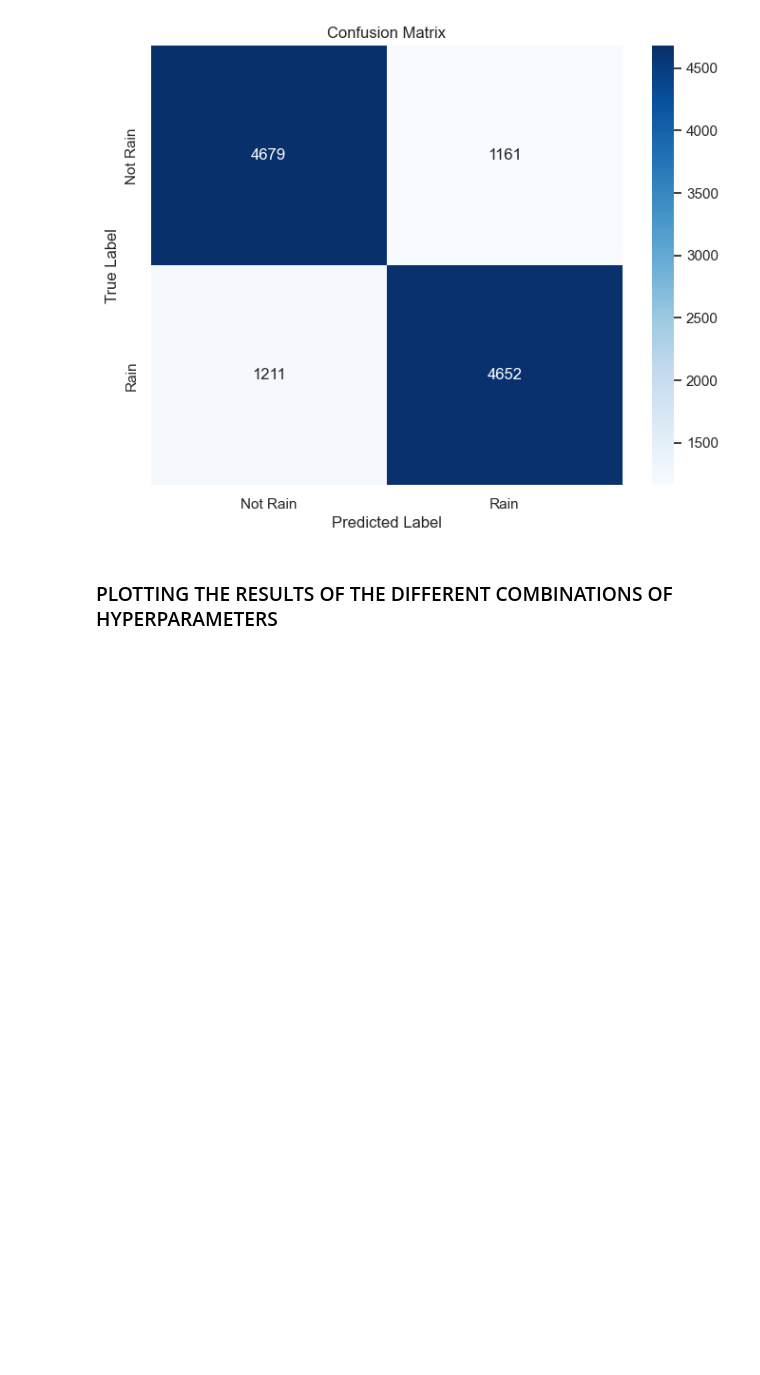
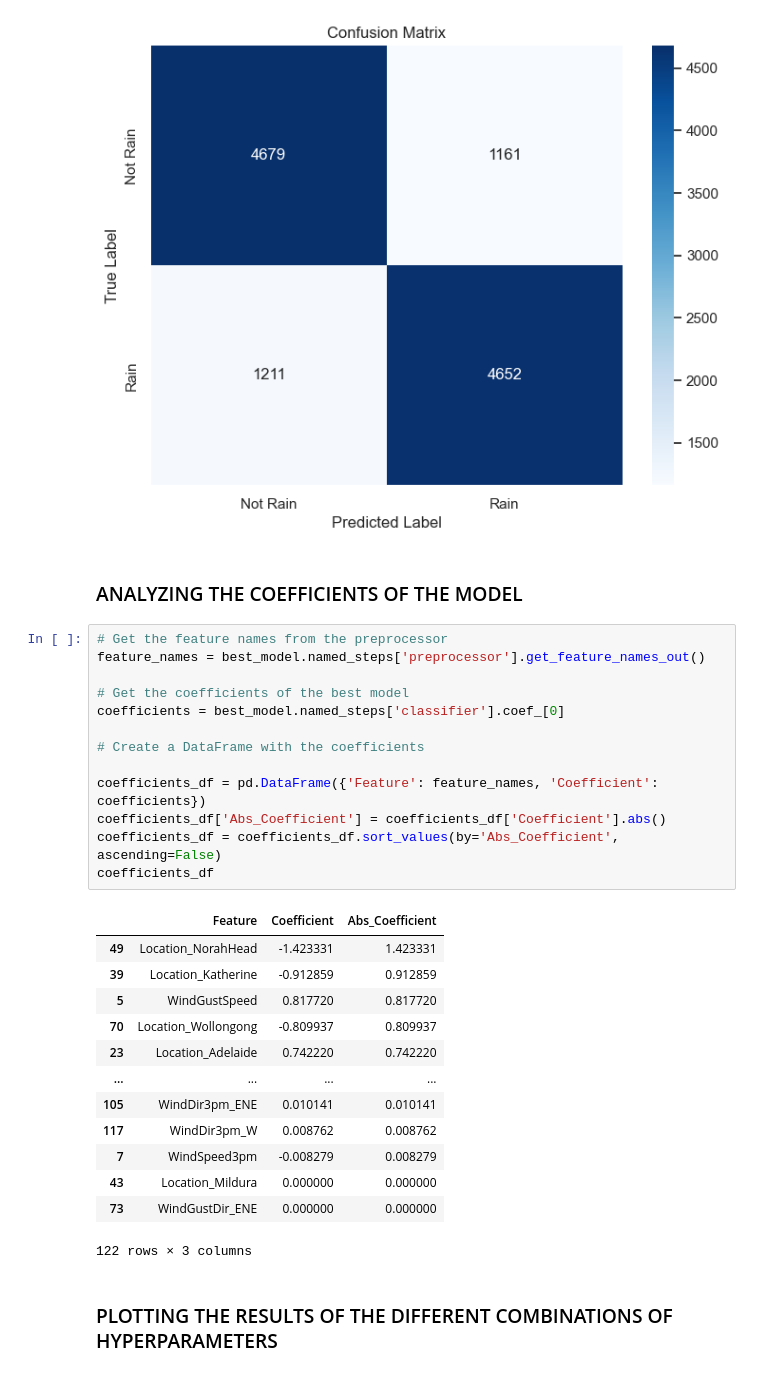
Before and after one commit to rogerbaiges/MLP-Model-Improvement-Project, a Jupyter notebook: src/MLP-baiges.ipynb, the cells around one changed output. Drawn from its saved outputs; the diff is of its cells as text; blank space fills up the shorter version.

Commit message:
ADD analyze LR coefficients

```diff
--- a/src/MLP-baiges.ipynb
+++ b/src/MLP-baiges.ipynb
@@ -604,6 +604,35 @@ Best parameters: {'classifier__C': 100, 'classifier__max_iter': 100, 'classifier
 Logistic Regression:
  Accuracy: 0.7973, ROC AUC: 0.88 , F1 Score: 0.80
 [figure]
+# %% [markdown]
+### ANALYZING THE COEFFICIENTS OF THE MODEL
+# %%
+# Get the feature names from the preprocessor
+feature_names = best_model.named_steps['preprocessor'].get_feature_names_out()
+
+# Get the coefficients of the best model
+coefficients = best_model.named_steps['classifier'].coef_[0]
+
+# Create a DataFrame with the coefficients
+
+coefficients_df = pd.DataFrame({'Feature': feature_names, 'Coefficient': coefficients})
+coefficients_df['Abs_Coefficient'] = coefficients_df['Coefficient'].abs()
+coefficients_df = coefficients_df.sort_values(by='Abs_Coefficient', ascending=False)
+coefficients_df
+# %% [output]
+|  | Feature | Coefficient | Abs_Coefficient |
+| 49 | Location_NorahHead | -1.423331 | 1.423331 |
+| 39 | Location_Katherine | -0.912859 | 0.912859 |
+| 5 | WindGustSpeed | 0.817720 | 0.817720 |
+| 70 | Location_Wollongong | -0.809937 | 0.809937 |
+| 23 | Location_Adelaide | 0.742220 | 0.742220 |
+| ... | ... | ... | ... |
+| 105 | WindDir3pm_ENE | 0.010141 | 0.010141 |
+| 117 | WindDir3pm_W | 0.008762 | 0.008762 |
+| 7 | WindSpeed3pm | -0.008279 | 0.008279 |
+| 43 | Location_Mildura | 0.000000 | 0.000000 |
+| 73 | WindGustDir_ENE | 0.000000 | 0.000000 |
+122 rows × 3 columns
 # %% [markdown]
 ### PLOTTING THE RESULTS OF THE DIFFERENT COMBINATIONS OF HYPERPARAMETERS
 # %%
```
